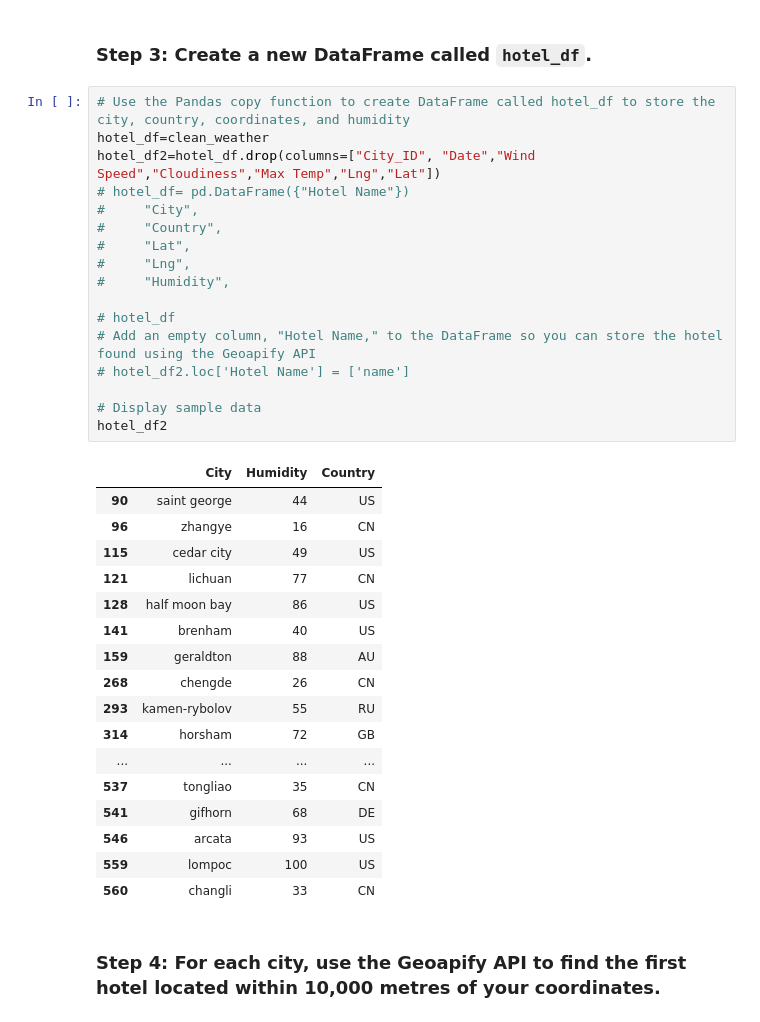
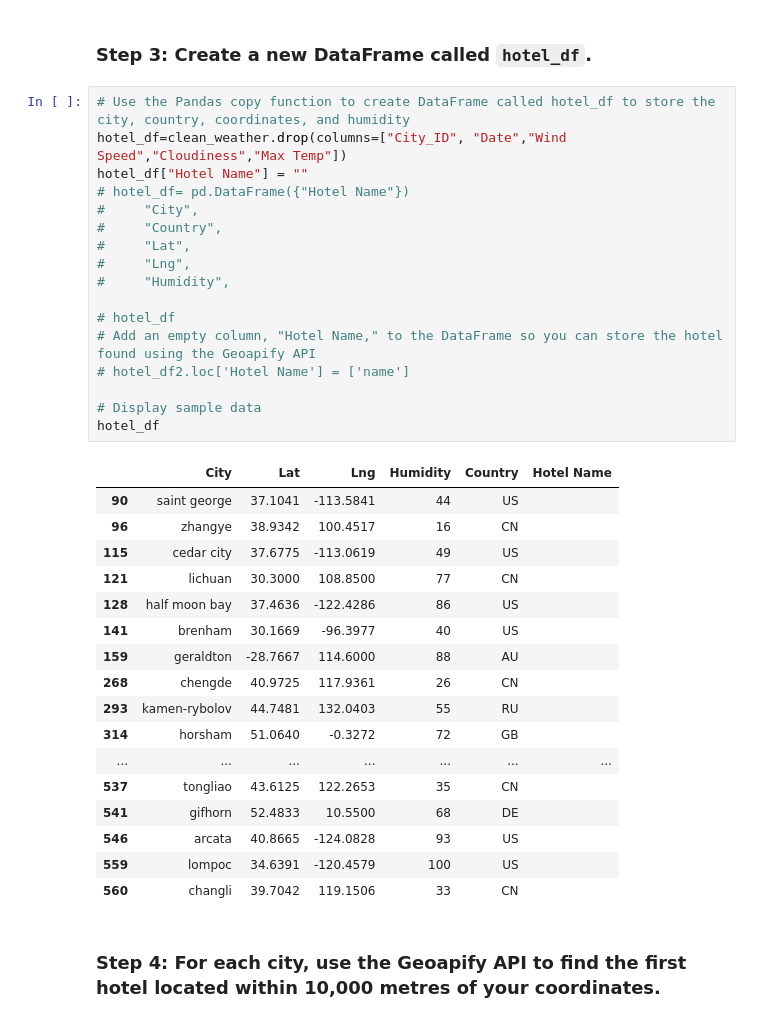
Before and after one commit to ChisomOzo/python-api-challenge, a Jupyter notebook: WeatherPy1/VacationPy.ipynb, the cells around one changed output. Saved outputs shown, nothing was run; the diff lists cells and outputs as text.

```diff
--- a/WeatherPy1/VacationPy.ipynb
+++ b/WeatherPy1/VacationPy.ipynb
@@ -83,39 +83,39 @@ clean_weather
 ### Step 3: Create a new DataFrame called `hotel_df`.
 # %%
 # Use the Pandas copy function to create DataFrame called hotel_df to store the city, country, coordinates, and humidity
-hotel_df=clean_weather
-hotel_df2=hotel_df.drop(columns=["City_ID", "Date","Wind Speed","Cloudiness","Max Temp","Lng","Lat"])
+hotel_df=clean_weather.drop(columns=["City_ID", "Date","Wind Speed","Cloudiness","Max Temp"])
+hotel_df["Hotel Name"] = ""
 # hotel_df= pd.DataFrame({"Hotel Name"})
 #     "City",
 #     "Country",
 #     "Lat",
 #     "Lng",
 #     "Humidity",
 
 # hotel_df
 # Add an empty column, "Hotel Name," to the DataFrame so you can store the hotel found using the Geoapify API
 # hotel_df2.loc['Hotel Name'] = ['name']
 
 # Display sample data
-hotel_df2
+hotel_df
 # %% [output]
-|  | City | Humidity | Country |
-| 90 | saint george | 44 | US |
-| 96 | zhangye | 16 | CN |
-| 115 | cedar city | 49 | US |
-| 121 | lichuan | 77 | CN |
-| 128 | half moon bay | 86 | US |
-| 141 | brenham | 40 | US |
-| 159 | geraldton | 88 | AU |
-| 268 | chengde | 26 | CN |
-| 293 | kamen-rybolov | 55 | RU |
-| 314 | horsham | 72 | GB |
-| ... | ... | ... | ... |
-| 537 | tongliao | 35 | CN |
-| 541 | gifhorn | 68 | DE |
-| 546 | arcata | 93 | US |
-| 559 | lompoc | 100 | US |
-| 560 | changli | 33 | CN |
+|  | City | Lat | Lng | Humidity | Country | Hotel Name |
+| 90 | saint george | 37.1041 | -113.5841 | 44 | US |  |
+| 96 | zhangye | 38.9342 | 100.4517 | 16 | CN |  |
+| 115 | cedar city | 37.6775 | -113.0619 | 49 | US |  |
+| 121 | lichuan | 30.3000 | 108.8500 | 77 | CN |  |
+| 128 | half moon bay | 37.4636 | -122.4286 | 86 | US |  |
+| 141 | brenham | 30.1669 | -96.3977 | 40 | US |  |
+| 159 | geraldton | -28.7667 | 114.6000 | 88 | AU |  |
+| 268 | chengde | 40.9725 | 117.9361 | 26 | CN |  |
+| 293 | kamen-rybolov | 44.7481 | 132.0403 | 55 | RU |  |
+| 314 | horsham | 51.0640 | -0.3272 | 72 | GB |  |
+| ... | ... | ... | ... | ... | ... | ... |
+| 537 | tongliao | 43.6125 | 122.2653 | 35 | CN |  |
+| 541 | gifhorn | 52.4833 | 10.5500 | 68 | DE |  |
+| 546 | arcata | 40.8665 | -124.0828 | 93 | US |  |
+| 559 | lompoc | 34.6391 | -120.4579 | 100 | US |  |
+| 560 | changli | 39.7042 | 119.1506 | 33 | CN |  |
 # %% [markdown]
 ### Step 4: For each city, use the Geoapify API to find the first hotel located within 10,000 metres of your coordinates.
 # %%
```
Also changed, not shown: parts of 2 cells of this notebook.
